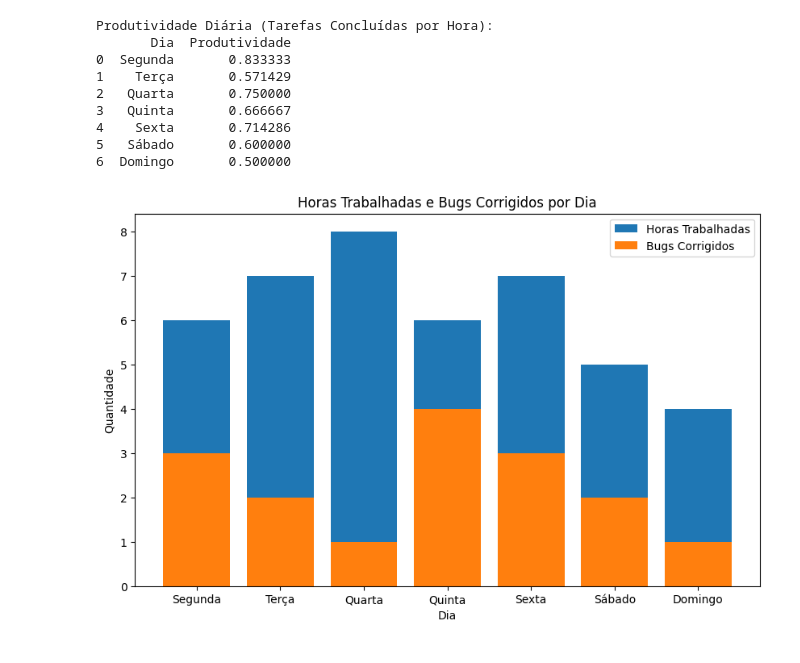
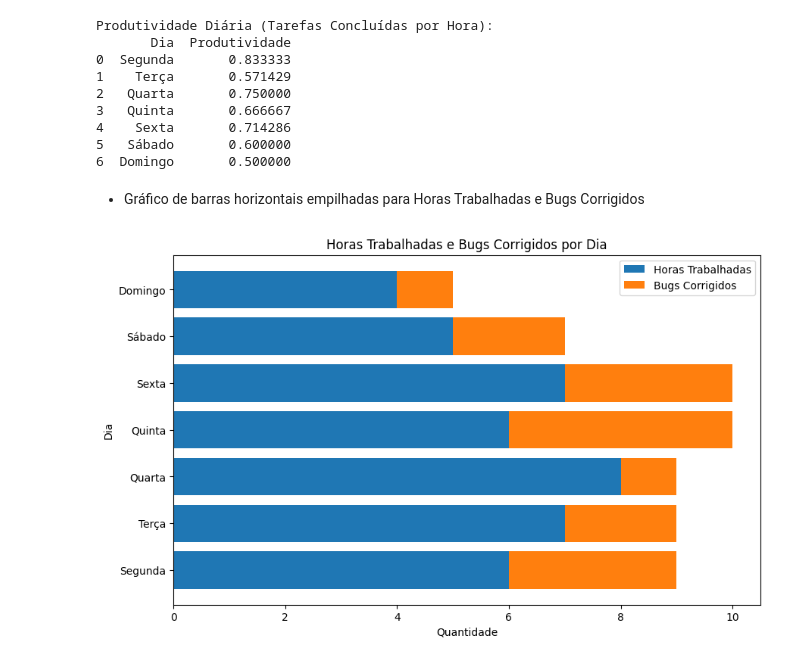
Before and after one commit to MarcosRetondar21/projeto_individual_m4, a Jupyter notebook: Projeto_individual_M4.ipynb, the cells around one changed output. Drawn from its saved outputs; the diff is of its cells as text; code cells hidden in the pictures.

Commit message:
Correção de código
Este commit retira redundâncias e altera a visualização do gráfico

```diff
--- a/Projeto_individual_M4.ipynb
+++ b/Projeto_individual_M4.ipynb
@@ -120,15 +106,17 @@ Produtividade Diária (Tarefas Concluídas por Hora):
 4    Sexta       0.714286
 5   Sábado       0.600000
 6  Domingo       0.500000
+# %% [markdown]
+- Gráfico de barras horizontais empilhadas para Horas Trabalhadas e Bugs Corrigidos
 # %%
-# Gráfico de barras para Horas Trabalhadas e Bugs Corrigidos
+
 plt.figure(figsize=(10, 6))
-plt.bar(df['Dia'], df['Horas Trabalhadas'], label='Horas Trabalhadas')
-plt.bar(df['Dia'], df['Bugs Corrigidos'], label='Bugs Corrigidos')
-plt.xlabel('Dia')
-plt.ylabel('Quantidade')
+plt.barh(df['Dia'], df['Horas Trabalhadas'], label='Horas Trabalhadas')
+plt.barh(df['Dia'], df['Bugs Corrigidos'], label='Bugs Corrigidos', left=df['Horas Trabalhadas'])
+plt.ylabel('Dia')
+plt.xlabel('Quantidade')
 plt.title('Horas Trabalhadas e Bugs Corrigidos por Dia')
 plt.legend()
 plt.show()
 # %% [output]
-[figure, old version]
+[figure, new version]
```
Also changed, not shown: parts of 2 cells of this notebook.
